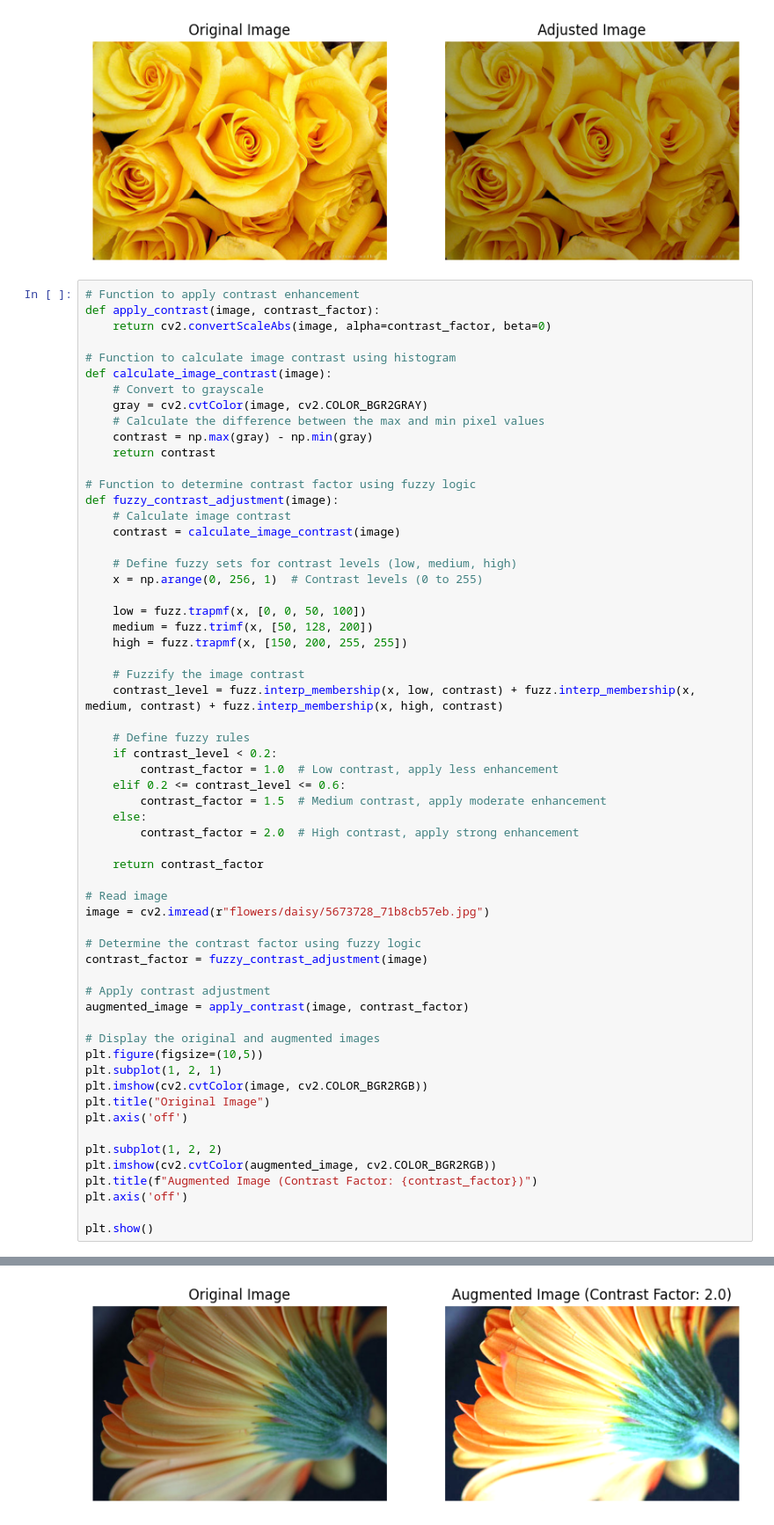
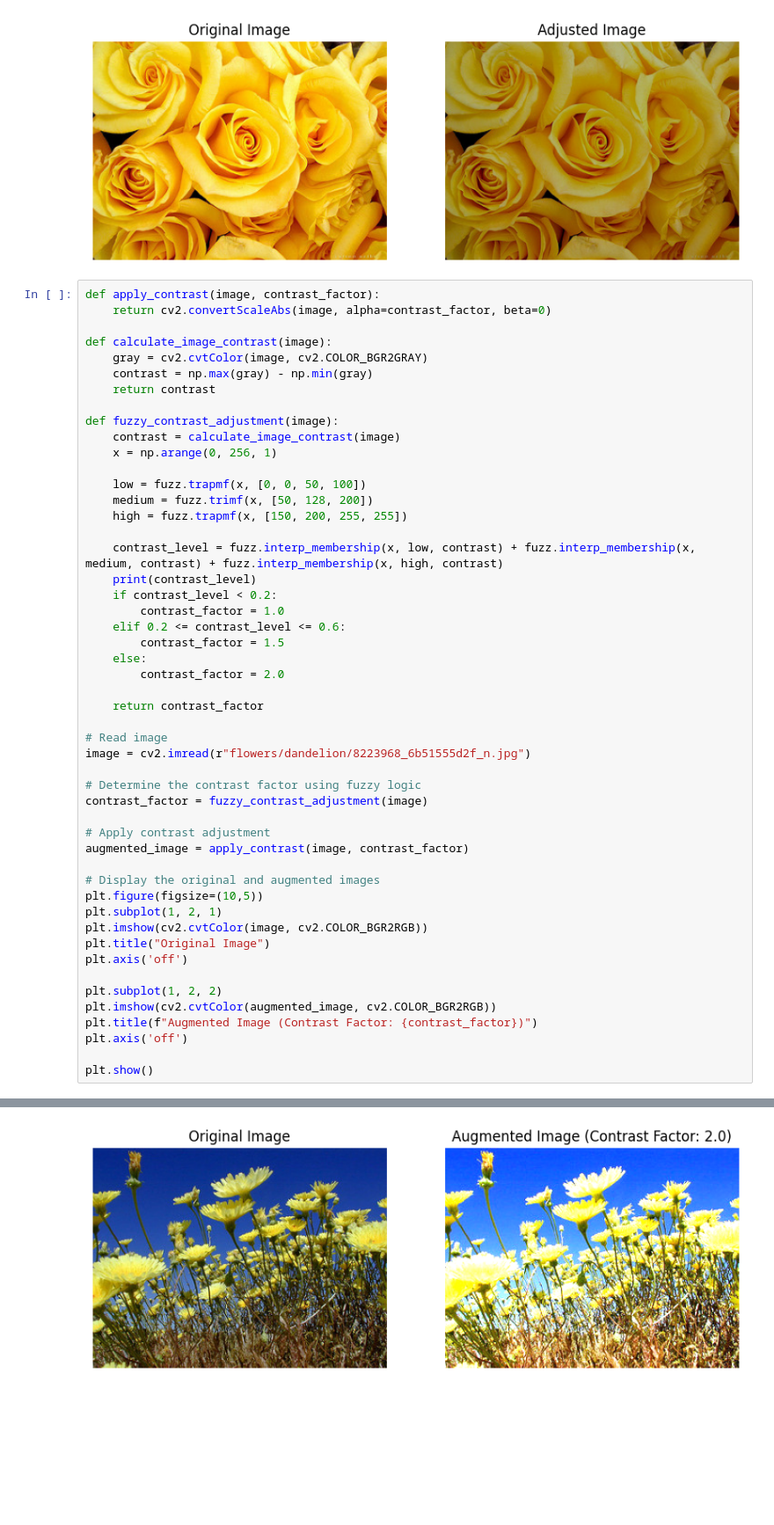
Before and after one commit to Narasimha-3/DL, a Jupyter notebook: fuzzy_aug.ipynb, the cells around one changed output, grey strips where cells are left out. Shown at 88% size. Drawn from its saved outputs; the diff is of its cells as text; blank space fills up the shorter version.

```diff
--- a/fuzzy_aug.ipynb
+++ b/fuzzy_aug.ipynb
@@ -61,45 +61,35 @@ plt.show()
 0.710061630120798
 [figure]
 # %%
-# Function to apply contrast enhancement
 def apply_contrast(image, contrast_factor):
     return cv2.convertScaleAbs(image, alpha=contrast_factor, beta=0)
 
-# Function to calculate image contrast using histogram
 def calculate_image_contrast(image):
-    # Convert to grayscale
     gray = cv2.cvtColor(image, cv2.COLOR_BGR2GRAY)
-    # Calculate the difference between the max and min pixel values
     contrast = np.max(gray) - np.min(gray)
     return contrast
 
-# Function to determine contrast factor using fuzzy logic
 def fuzzy_contrast_adjustment(image):
-    # Calculate image contrast
     contrast = calculate_image_contrast(image)
-
-    # Define fuzzy sets for contrast levels (low, medium, high)
-    x = np.arange(0, 256, 1)  # Contrast levels (0 to 255)
+    x = np.arange(0, 256, 1)
 
     low = fuzz.trapmf(x, [0, 0, 50, 100])
     medium = fuzz.trimf(x, [50, 128, 200])
     high = fuzz.trapmf(x, [150, 200, 255, 255])
 
-    # Fuzzify the image contrast
     contrast_level = fuzz.interp_membership(x, low, contrast) + fuzz.interp_membership(x, medium, contrast) + fuzz.interp_membership(x, high, contrast)
-
-    # Define fuzzy rules
+    print(contrast_level)
     if contrast_level < 0.2:
-        contrast_factor = 1.0  # Low contrast, apply less enhancement
+        contrast_factor = 1.0
     elif 0.2 <= contrast_level <= 0.6:
-        contrast_factor = 1.5  # Medium contrast, apply moderate enhancement
+        contrast_factor = 1.5
     else:
-        contrast_factor = 2.0  # High contrast, apply strong enhancement
+        contrast_factor = 2.0
 
     return contrast_factor
 
 # Read image
-image = cv2.imread(r"flowers/daisy/5673728_71b8cb57eb.jpg")
+image = cv2.imread(r"flowers/dandelion/8223968_6b51555d2f_n.jpg")
 
 # Determine the contrast factor using fuzzy logic
 contrast_factor = fuzzy_contrast_adjustment(image)
@@ -124 +115 @@ plt.show()
-[figure, old version]
+[figure, new version]
```
Also changed, not shown: parts of 2 cells of this notebook.
